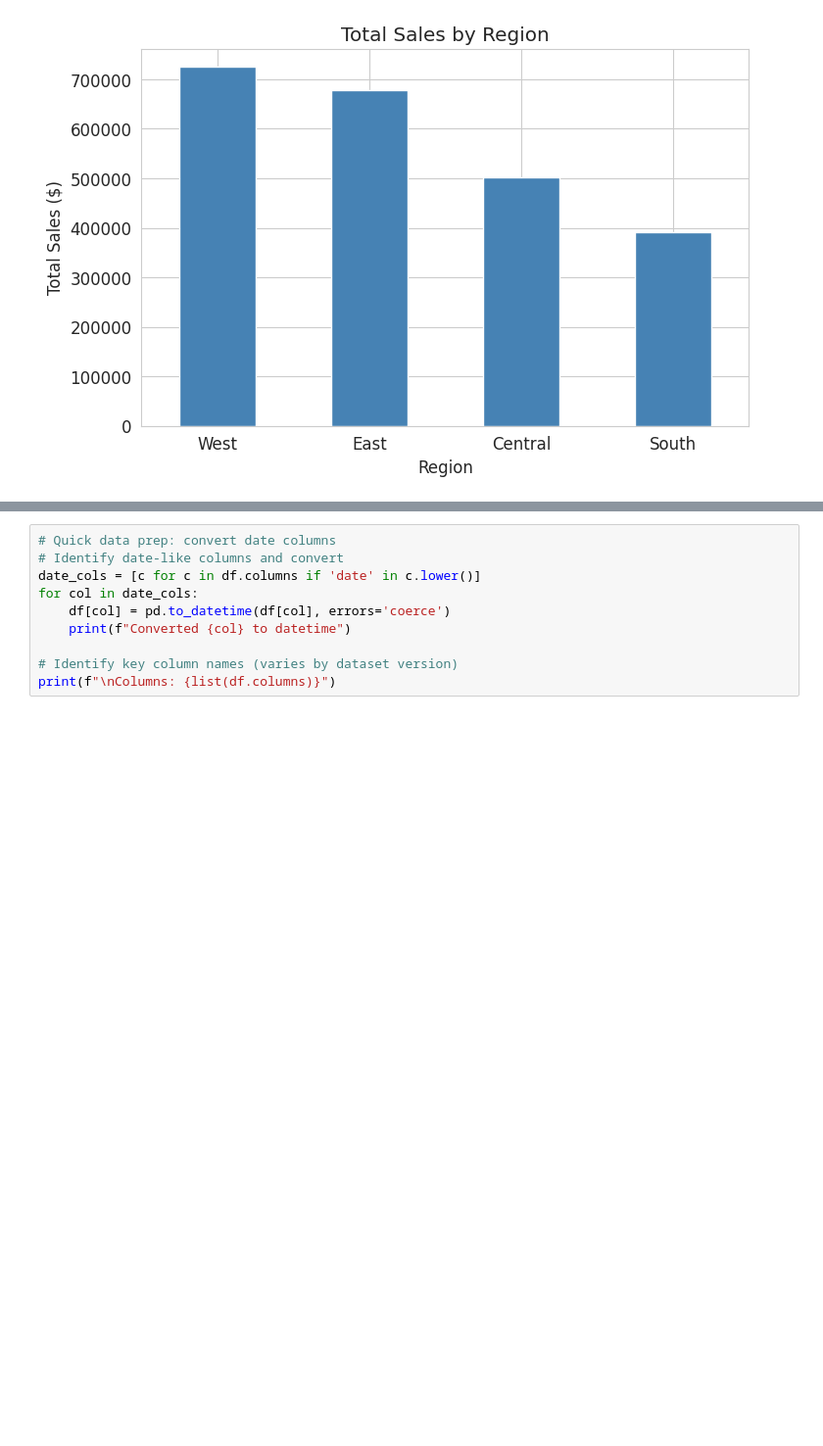
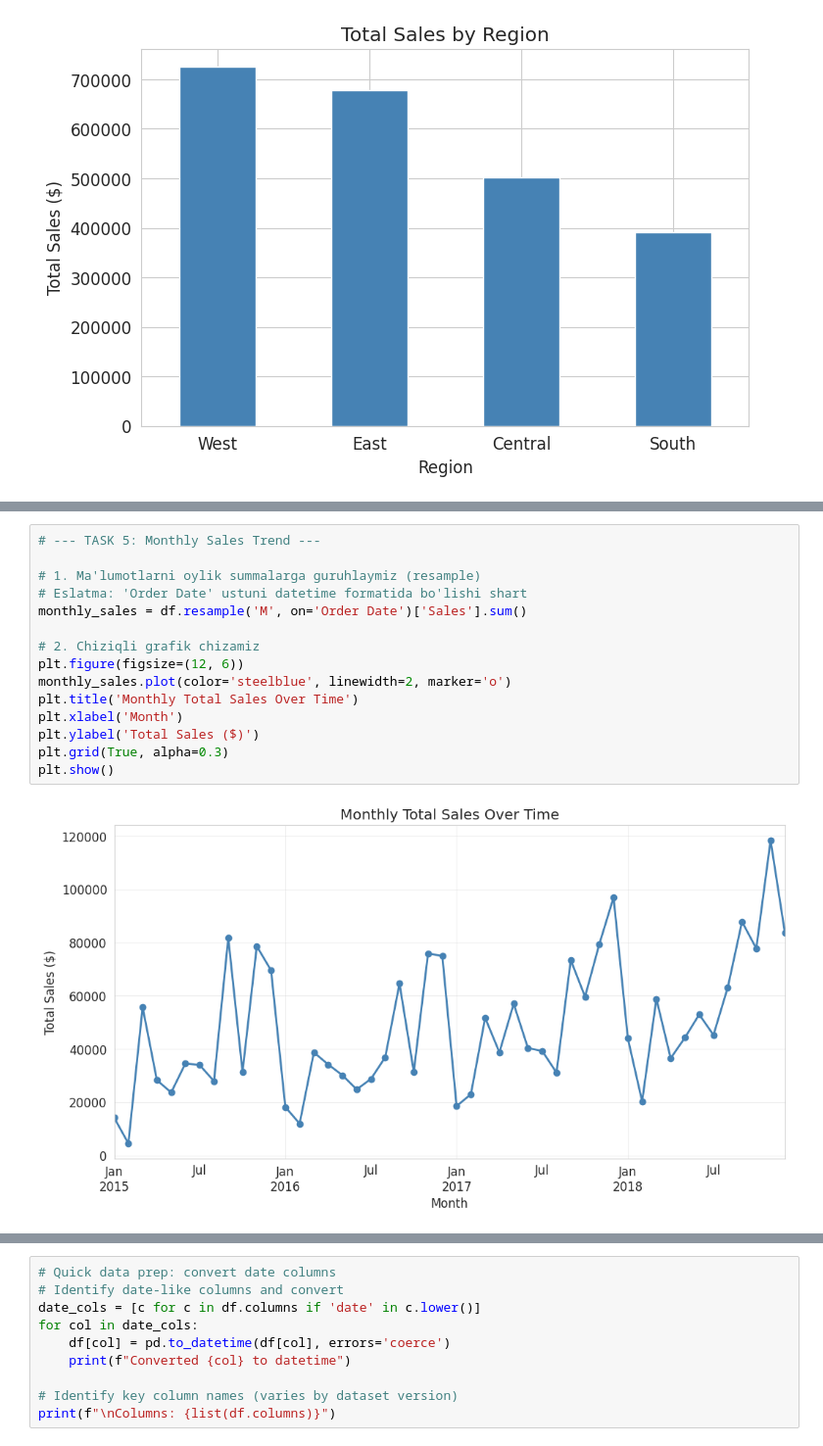
Before and after one commit to elnurruzmanov/boraq, a Jupyter notebook: module-2/class_3/m2_c3_visualization.ipynb, the cells around one changed output, grey strips where cells are left out. Shown at 98% size. Cells and saved outputs as stored; diff of their text form; blank space fills up the shorter version.

```diff
--- a/module-2/class_3/m2_c3_visualization.ipynb
+++ b/module-2/class_3/m2_c3_visualization.ipynb
@@ -98,0 +143,17 @@ plt.show()
+# %%
+# --- TASK 5: Monthly Sales Trend ---
+
+# 1. Ma'lumotlarni oylik summalarga guruhlaymiz (resample)
+# Eslatma: 'Order Date' ustuni datetime formatida bo'lishi shart
+monthly_sales = df.resample('M', on='Order Date')['Sales'].sum()
+
+# 2. Chiziqli grafik chizamiz
+plt.figure(figsize=(12, 6))
+monthly_sales.plot(color='steelblue', linewidth=2, marker='o')
+plt.title('Monthly Total Sales Over Time')
+plt.xlabel('Month')
+plt.ylabel('Total Sales ($)')
+plt.grid(True, alpha=0.3)
+plt.show()
+# %% [output]
+[figure, added]
```
Also changed, not shown: parts of 6 cells of this notebook.
